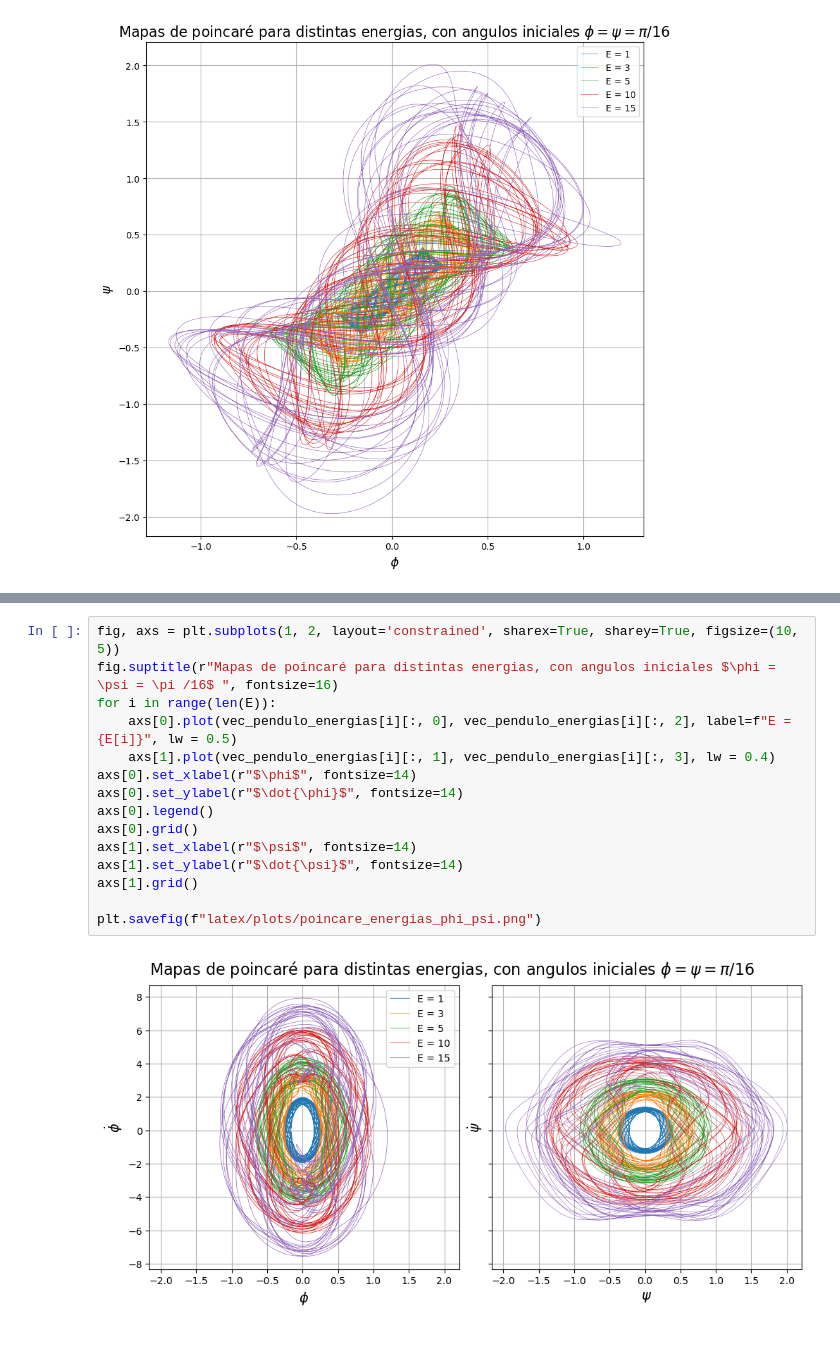
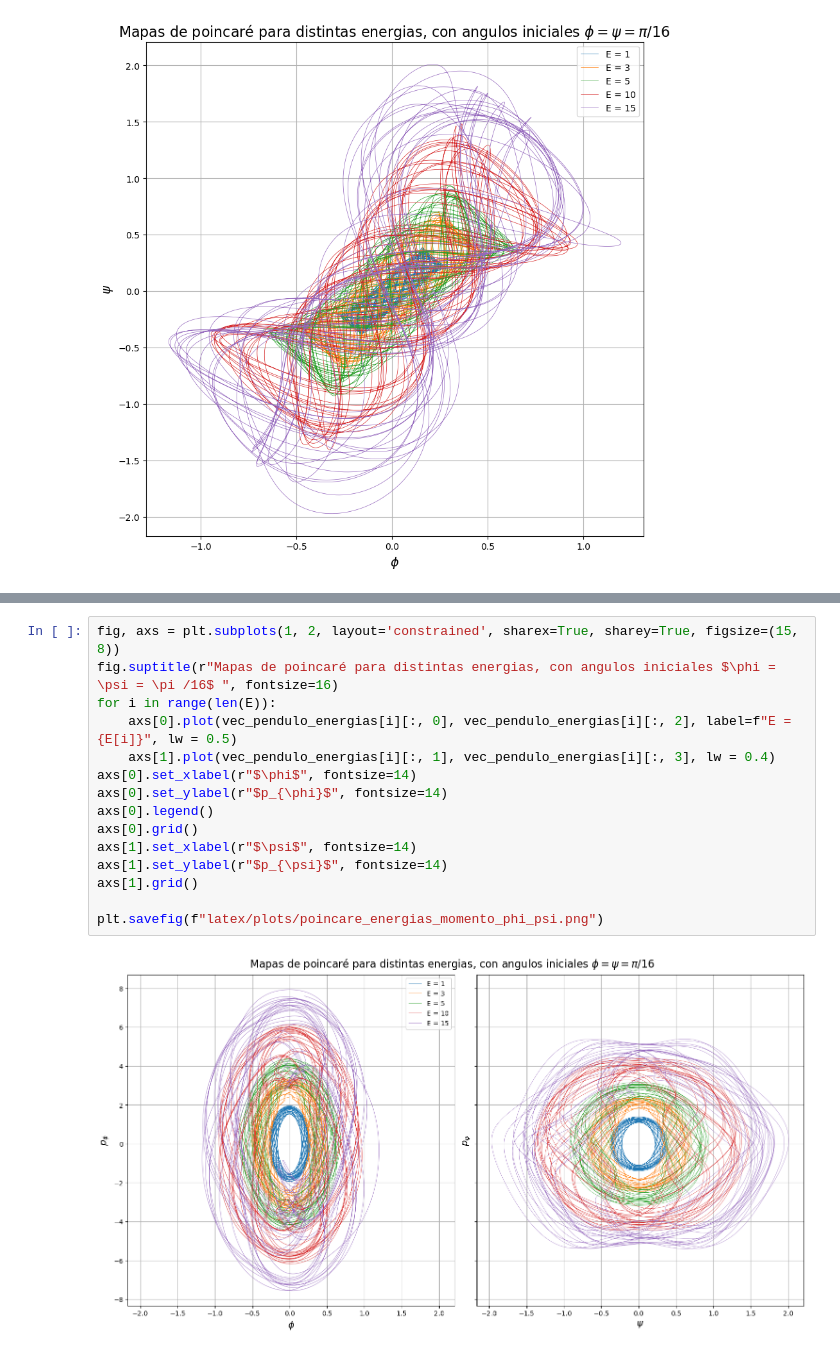
Before and after one commit to liuzhuozhuo/liuzhuozhuo_compu2324, a Jupyter notebook: voluntario2/double_pendulo.ipynb, the cells around one changed output, grey strips where cells are left out. Cells and saved outputs as stored; diff of their text form.

```diff
--- a/voluntario2/double_pendulo.ipynb
+++ b/voluntario2/double_pendulo.ipynb
@@ -101,18 +114,18 @@ plt.savefig(f"latex/plots/poincare_energias.png")
 # %%
-fig, axs = plt.subplots(1, 2, layout='constrained', sharex=True, sharey=True, figsize=(10, 5))
+fig, axs = plt.subplots(1, 2, layout='constrained', sharex=True, sharey=True, figsize=(15, 8))
 fig.suptitle(r"Mapas de poincaré para distintas energias, con angulos iniciales $\phi = \psi = \pi /16$ ", fontsize=16)
 for i in range(len(E)):
     axs[0].plot(vec_pendulo_energias[i][:, 0], vec_pendulo_energias[i][:, 2], label=f"E = {E[i]}", lw = 0.5)
     axs[1].plot(vec_pendulo_energias[i][:, 1], vec_pendulo_energias[i][:, 3], lw = 0.4)
 axs[0].set_xlabel(r"$\phi$", fontsize=14)
-axs[0].set_ylabel(r"$\dot{\phi}$", fontsize=14)
+axs[0].set_ylabel(r"$p_{\phi}$", fontsize=14)
 axs[0].legend()
 axs[0].grid()
 axs[1].set_xlabel(r"$\psi$", fontsize=14)
-axs[1].set_ylabel(r"$\dot{\psi}$", fontsize=14)
+axs[1].set_ylabel(r"$p_{\psi}$", fontsize=14)
 axs[1].grid()
 
-plt.savefig(f"latex/plots/poincare_energias_phi_psi.png")
+plt.savefig(f"latex/plots/poincare_energias_momento_phi_psi.png")
 # %% [output]
-[figure, old version]
+[figure, new version]
 # %%
```
Also changed, not shown: parts of 2 cells of this notebook, 9 other files.
